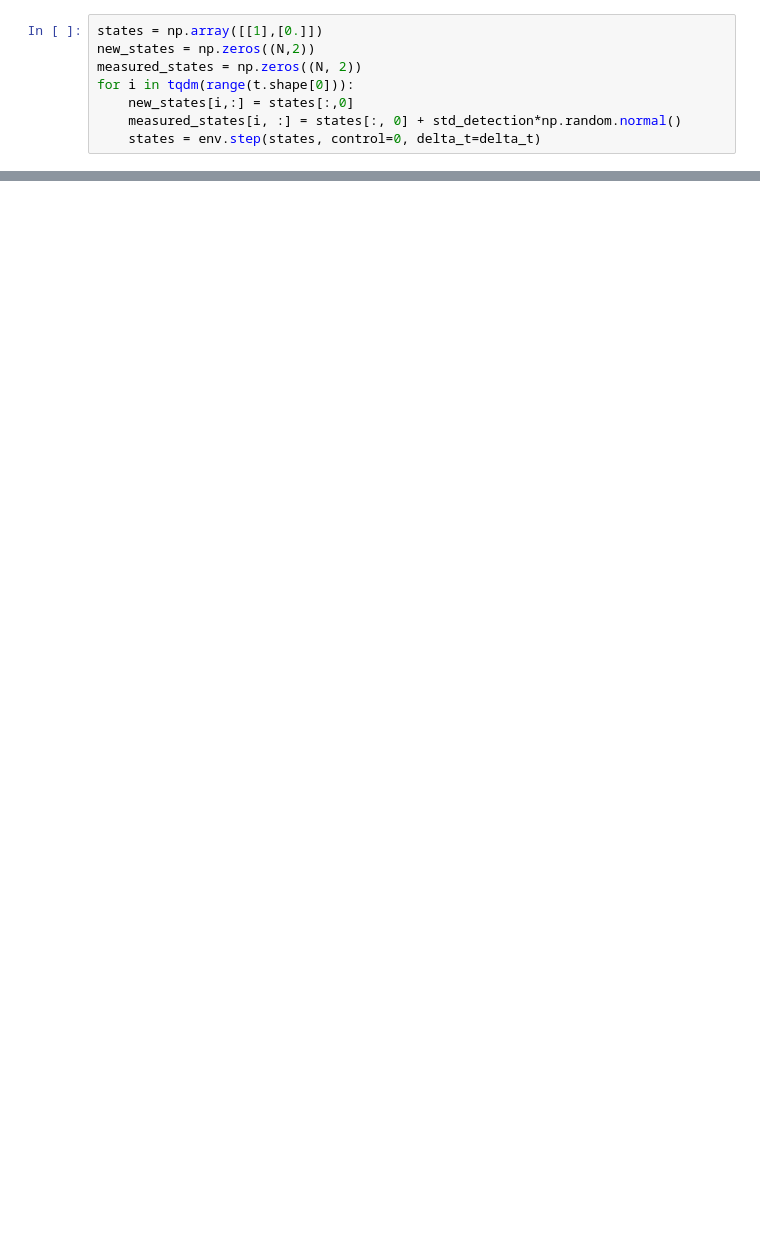
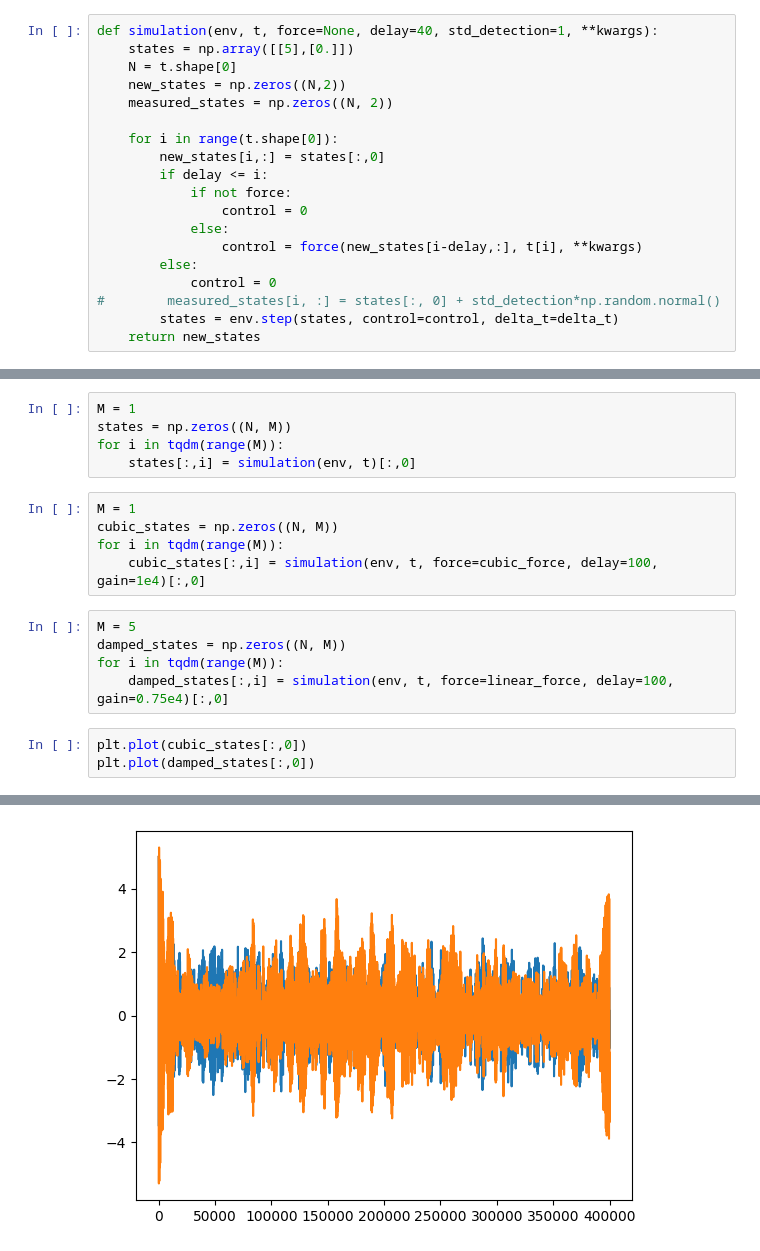
Before and after one commit to QuantumAdventures/non-linearity-experiment, a Jupyter notebook: notebooks/1. Simulation Dynamics.ipynb, the cells around one changed output, grey strips where cells are left out. Saved outputs shown, nothing was run; the diff lists cells and outputs as text; blank space fills up the shorter version.

```diff
--- a/notebooks/1. Simulation Dynamics.ipynb
+++ b/notebooks/1. Simulation Dynamics.ipynb
@@ -22,8 +33,19 @@ std_detection = 1
 # %%
-states = np.array([[1],[0.]])
-new_states = np.zeros((N,2))
-measured_states = np.zeros((N, 2))
-for i in tqdm(range(t.shape[0])):
-    new_states[i,:] = states[:,0]
-    measured_states[i, :] = states[:, 0] + std_detection*np.random.normal()
-    states = env.step(states, control=0, delta_t=delta_t)
+def simulation(env, t, force=None, delay=40, std_detection=1, **kwargs):
+    states = np.array([[5],[0.]])
+    N = t.shape[0]
+    new_states = np.zeros((N,2))
+    measured_states = np.zeros((N, 2))
+
+    for i in range(t.shape[0]):
+        new_states[i,:] = states[:,0]
+        if delay <= i:
+            if not force:
+                control = 0
+            else:
+                control = force(new_states[i-delay,:], t[i], **kwargs)
+        else:
+            control = 0
+#        measured_states[i, :] = states[:, 0] + std_detection*np.random.normal()
+        states = env.step(states, control=control, delta_t=delta_t)
+    return new_states
@@ -45,0 +52,19 @@ plt.show()
+# %%
+M = 1
+states = np.zeros((N, M))
+for i in tqdm(range(M)):
+    states[:,i] = simulation(env, t)[:,0]
+# %%
+M = 1
+cubic_states = np.zeros((N, M))
+for i in tqdm(range(M)):
+    cubic_states[:,i] = simulation(env, t, force=cubic_force, delay=100, gain=1e4)[:,0]
+# %%
+M = 5
+damped_states = np.zeros((N, M))
+for i in tqdm(range(M)):
+    damped_states[:,i] = simulation(env, t, force=linear_force, delay=100, gain=0.75e4)[:,0]
+# %%
+plt.plot(cubic_states[:,0])
+plt.plot(damped_states[:,0])
+# %% [output]
@@ -46 +72,2 @@ plt.show()
+[figure, added]
 # %%
```
Also changed, not shown: parts of 13 cells of this notebook, 14 other files.
